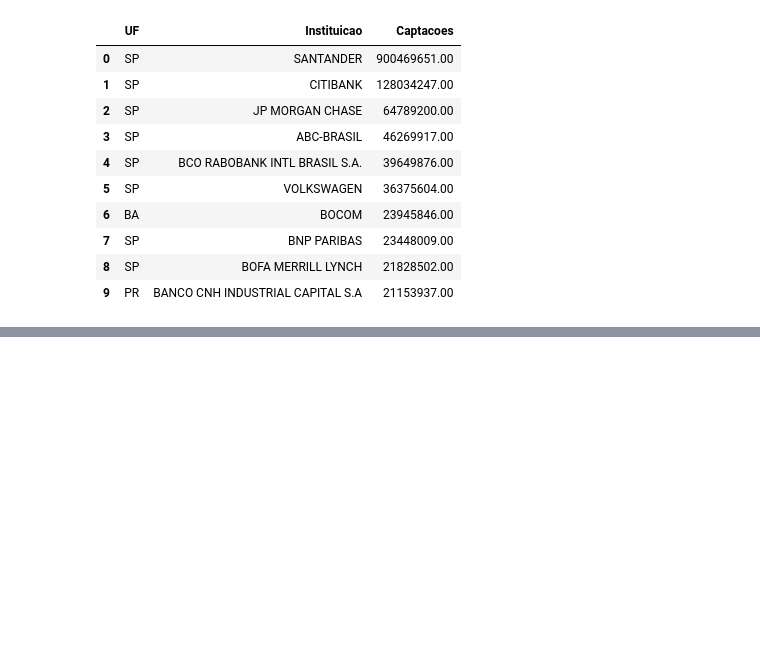
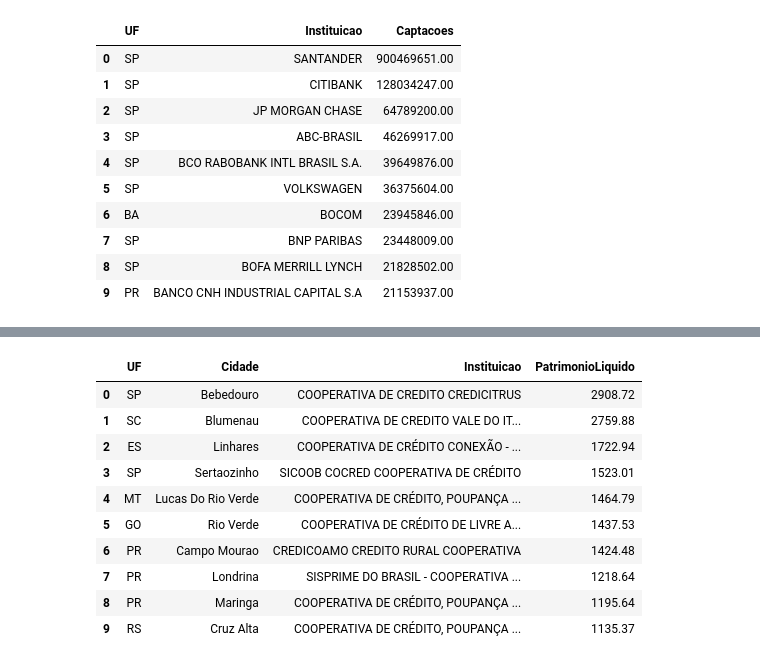
Before and after one commit to alexcamargos/bacen-ifdata-scraper, a Jupyter notebook: data_analytics/summary_prudential_conglomerates.ipynb, the cells around one changed output, grey strips where cells are left out. Drawn from its saved outputs; the diff is of its cells as text; code cells hidden in the pictures; blank space fills up the shorter version.

```diff
--- a/data_analytics/summary_prudential_conglomerates.ipynb
+++ b/data_analytics/summary_prudential_conglomerates.ipynb
@@ -1127,0 +1252,18 @@ filter_and_sort_df(df,
+# %%
+# Considerando apenas as cooperativas de crédito singular.
+filter_and_sort_df(df,
+                   filter=(df['TipoConsBancario'] == 'b3S'),
+                   columns=['UF', 'Cidade', 'Instituicao', 'PatrimonioLiquido'],
+                   sorting='PatrimonioLiquido')
+# %% [output]
+|  | UF | Cidade | Instituicao | PatrimonioLiquido |
+| 0 | SP | Bebedouro | COOPERATIVA DE CREDITO CREDICITRUS | 2908.72 |
+| 1 | SC | Blumenau | COOPERATIVA DE CREDITO VALE DO IT... | 2759.88 |
+| 2 | ES | Linhares | COOPERATIVA DE CRÉDITO CONEXÃO - ... | 1722.94 |
+| 3 | SP | Sertaozinho | SICOOB COCRED COOPERATIVA DE CRÉDITO | 1523.01 |
+| 4 | MT | Lucas Do Rio Verde | COOPERATIVA DE CRÉDITO, POUPANÇA ... | 1464.79 |
+| 5 | GO | Rio Verde | COOPERATIVA DE CRÉDITO DE LIVRE A... | 1437.53 |
+| 6 | PR | Campo Mourao | CREDICOAMO CREDITO RURAL COOPERATIVA | 1424.48 |
+| 7 | PR | Londrina | SISPRIME DO BRASIL - COOPERATIVA ... | 1218.64 |
+| 8 | PR | Maringa | COOPERATIVA DE CRÉDITO, POUPANÇA ... | 1195.64 |
+| 9 | RS | Cruz Alta | COOPERATIVA DE CRÉDITO, POUPANÇA ... | 1135.37 |
```
Also changed, not shown: parts of 11 cells of this notebook.
